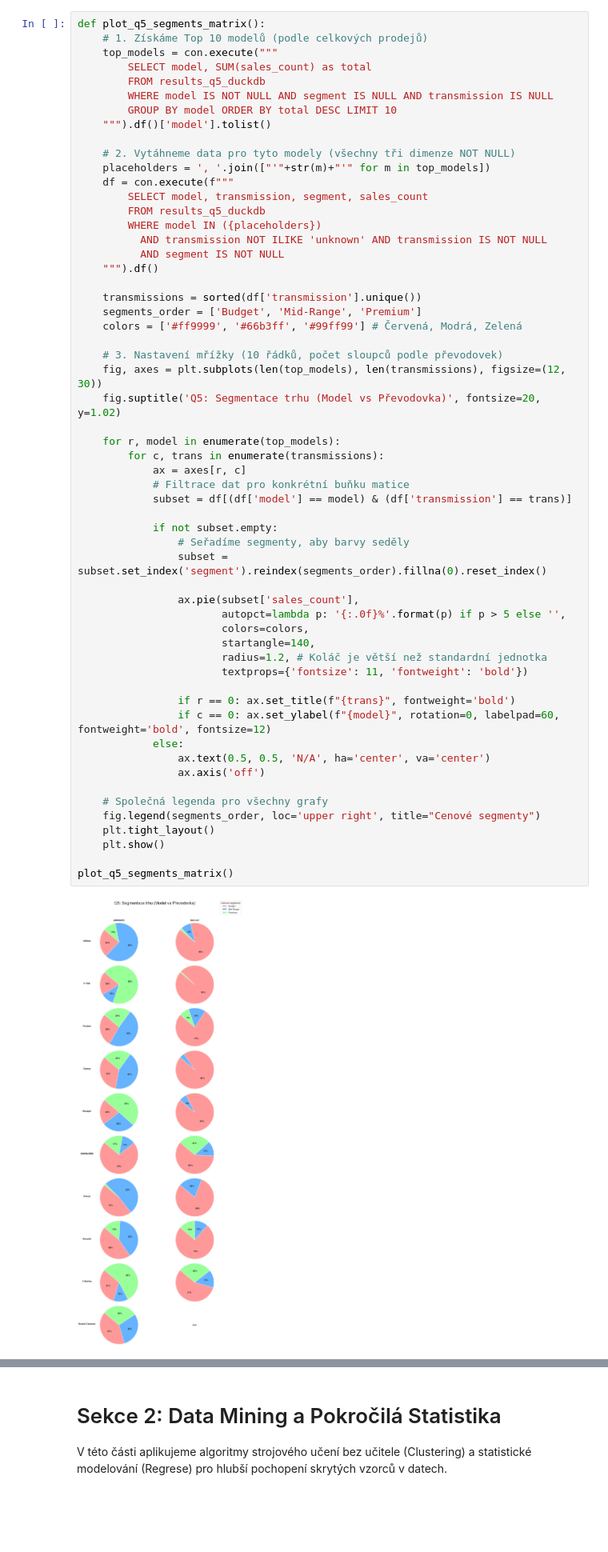
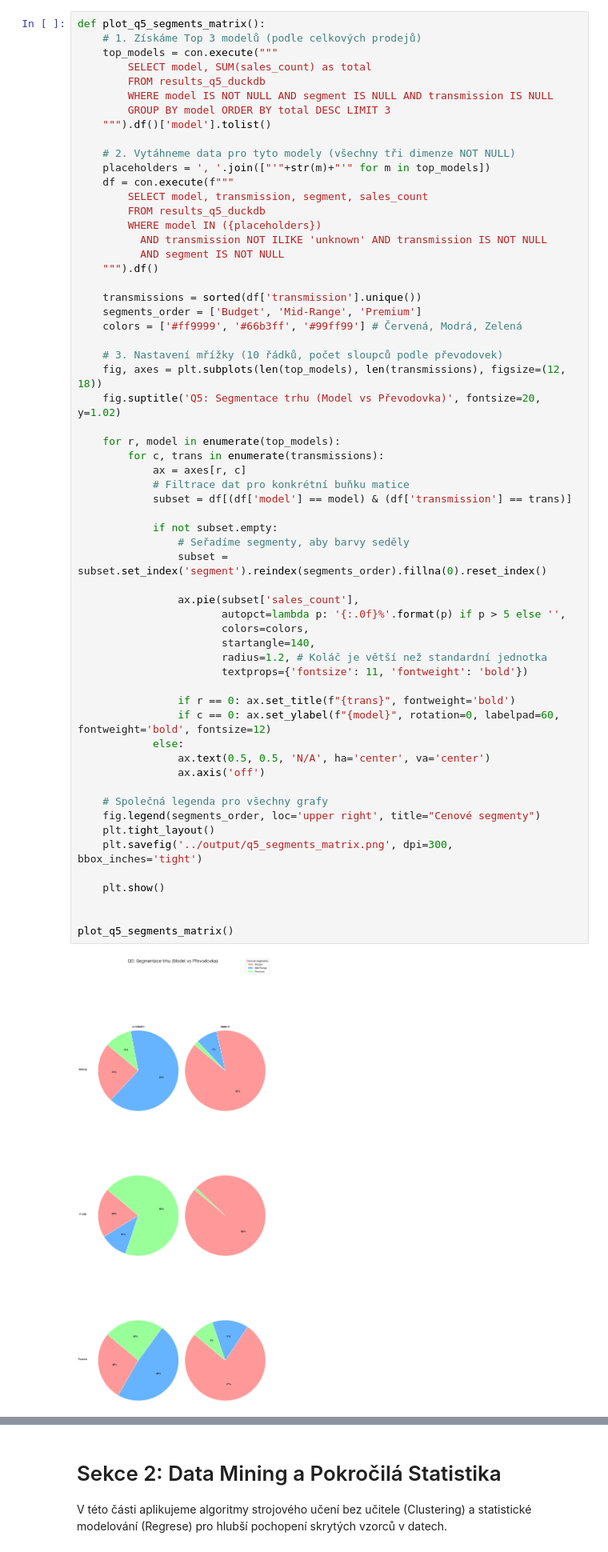
Before and after one commit to BuwikSan/GOLAP, a Jupyter notebook: frontend/frontend.ipynb, the cells around one changed output, grey strips where cells are left out. Shown at 80% size. Cells and saved outputs as stored; diff of their text form; blank space fills up the shorter version.

```diff
--- a/frontend/frontend.ipynb
+++ b/frontend/frontend.ipynb
@@ -246,12 +250,12 @@ Tato pokročilá vizualizace rozkládá trh na atomární úroveň. Pro 10 nejpr
 Umožňuje identifikovat, zda konkrétní technická specifikace (převodovka) přímo koreluje s cenovým segmentem u konkrétního modelu. Odhalujeme tak "upselling" potenciál – tedy zda jsou zákazníci ochotni připlácet za prémiové segmenty u specifických typů řazení.
 # %%
 def plot_q5_segments_matrix():
-    # 1. Získáme Top 10 modelů (podle celkových prodejů)
+    # 1. Získáme Top 3 modelů (podle celkových prodejů)
     top_models = con.execute("""
         SELECT model, SUM(sales_count) as total
         FROM results_q5_duckdb
         WHERE model IS NOT NULL AND segment IS NULL AND transmission IS NULL
-        GROUP BY model ORDER BY total DESC LIMIT 10
+        GROUP BY model ORDER BY total DESC LIMIT 3
     """).df()['model'].tolist()
 
     # 2. Vytáhneme data pro tyto modely (všechny tři dimenze NOT NULL)
@@ -269,40 +273,43 @@ def plot_q5_segments_matrix():
     colors = ['#ff9999', '#66b3ff', '#99ff99'] # Červená, Modrá, Zelená
 
     # 3. Nastavení mřížky (10 řádků, počet sloupců podle převodovek)
-    fig, axes = plt.subplots(len(top_models), len(transmissions), figsize=(12, 30))
+    fig, axes = plt.subplots(len(top_models), len(transmissions), figsize=(12, 18))
     fig.suptitle('Q5: Segmentace trhu (Model vs Převodovka)', fontsize=20, y=1.02)
 
     for r, model in enumerate(top_models):
         for c, trans in enumerate(transmissions):
             ax = axes[r, c]
             # Filtrace dat pro konkrétní buňku matice
             subset = df[(df['model'] == model) & (df['transmission'] == trans)]
 
             if not subset.empty:
                 # Seřadíme segmenty, aby barvy seděly
                 subset = subset.set_index('segment').reindex(segments_order).fillna(0).reset_index()
 
                 ax.pie(subset['sales_count'],
                        autopct=lambda p: '{:.0f}%'.format(p) if p > 5 else '',
                        colors=colors,
                        startangle=140,
                        radius=1.2, # Koláč je větší než standardní jednotka
                        textprops={'fontsize': 11, 'fontweight': 'bold'})
 
                 if r == 0: ax.set_title(f"{trans}", fontweight='bold')
                 if c == 0: ax.set_ylabel(f"{model}", rotation=0, labelpad=60, fontweight='bold', fontsize=12)
             else:
                 ax.text(0.5, 0.5, 'N/A', ha='center', va='center')
                 ax.axis('off')
 
     # Společná legenda pro všechny grafy
     fig.legend(segments_order, loc='upper right', title="Cenové segmenty")
     plt.tight_layout()
+    plt.savefig('../output/q5_segments_matrix.png', dpi=300, bbox_inches='tight')
+
     plt.show()
 
+
 plot_q5_segments_matrix()
 # %% [output]
-[figure, old version]
+[figure, new version]
 # %% [markdown]
 ## Q6: Multidimenzionální analýza (GROUPING SETS)
 Tento dotaz je nejpokročilejší ukázkou OLAP operací. Pomocí `GROUPING SETS` definujeme čtyři různé pohledy na data v rámci jednoho výsledku:
```
Also changed, not shown: parts of 8 cells of this notebook, 13 other files.
